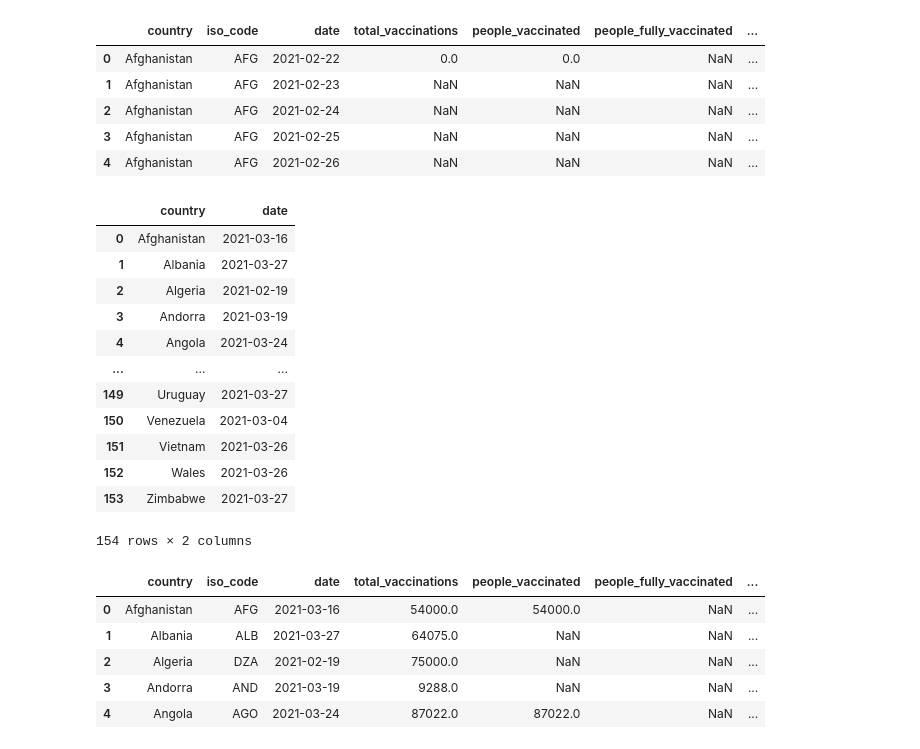
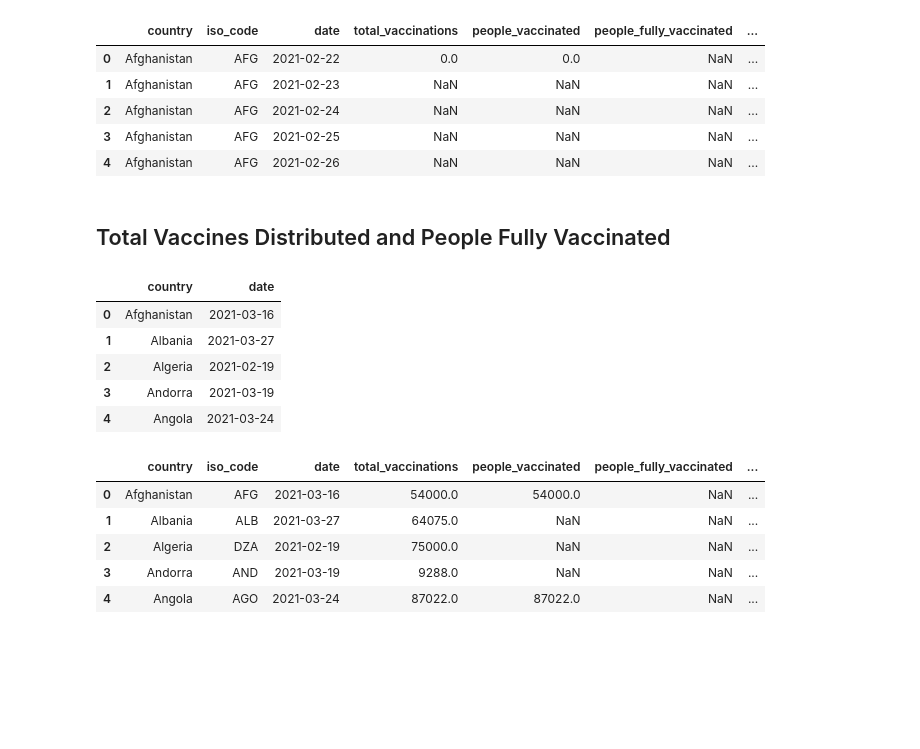
Before and after one commit to rebekahcallkacz/covid-vac-rollout, a Jupyter notebook: analysis/rollout_score.ipynb, the cells around one changed output. Cells and saved outputs as stored; diff of their text form; code cells hidden in the pictures; blank space fills up the shorter version.

```diff
--- a/analysis/rollout_score.ipynb
+++ b/analysis/rollout_score.ipynb
@@ -16,24 +20,19 @@ df.head()
 | 2 | Afghanistan | AFG | 2021-02-24 | NaN | NaN | NaN | ... |
 | 3 | Afghanistan | AFG | 2021-02-25 | NaN | NaN | NaN | ... |
 | 4 | Afghanistan | AFG | 2021-02-26 | NaN | NaN | NaN | ... |
+# %% [markdown]
+## Total Vaccines Distributed and People Fully Vaccinated
 # %%
 # Group dataset by country and pull last date for each country
 df_countries = df.groupby('country').max()['date'].reset_index()
-df_countries
+df_countries.head()
 # %% [output]
 |  | country | date |
 | 0 | Afghanistan | 2021-03-16 |
 | 1 | Albania | 2021-03-27 |
 | 2 | Algeria | 2021-02-19 |
 | 3 | Andorra | 2021-03-19 |
 | 4 | Angola | 2021-03-24 |
-| ... | ... | ... |
-| 149 | Uruguay | 2021-03-27 |
-| 150 | Venezuela | 2021-03-04 |
-| 151 | Vietnam | 2021-03-26 |
-| 152 | Wales | 2021-03-26 |
-| 153 | Zimbabwe | 2021-03-27 |
-154 rows × 2 columns
 # %%
 # Merge the last date by country dataset with the original dataset to have one dataset with one entry per country (last date only)
 df_last_date = pd.merge(df, df_countries, how='inner', left_on=['country', 'date'], right_on=['country', 'date'])
```
Also changed, not shown: parts of 11 cells of this notebook.
